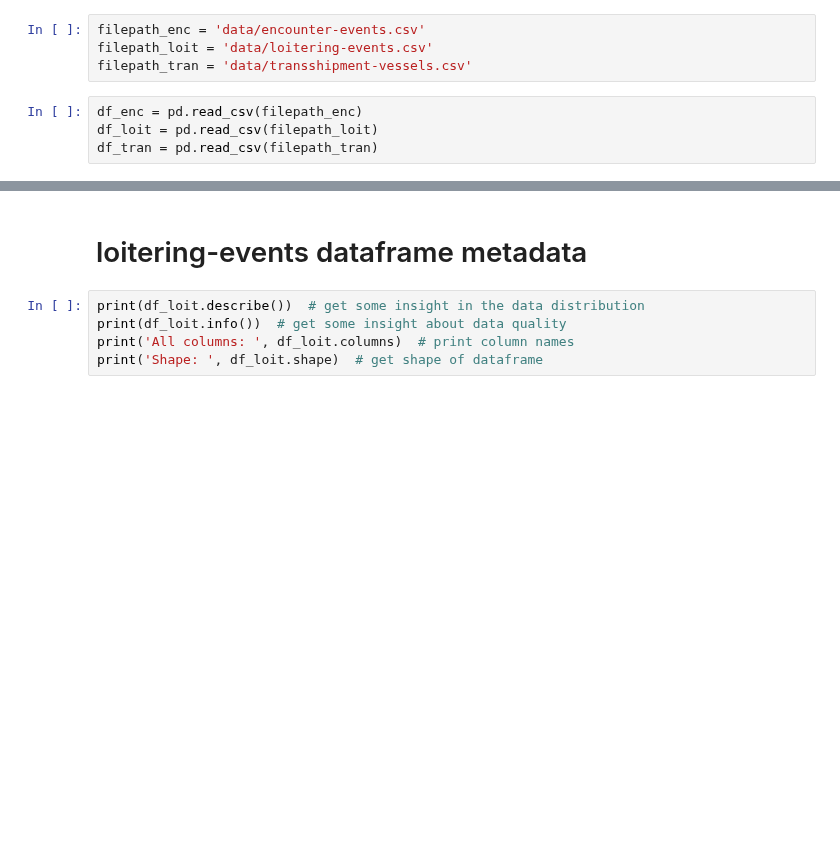
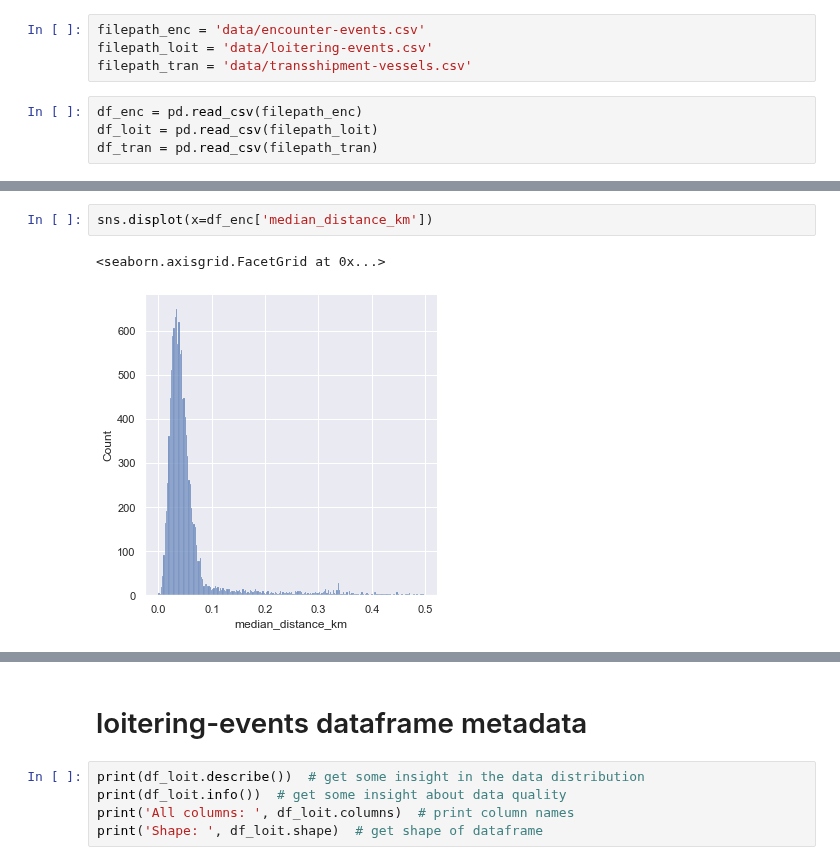
Before and after one commit to neuhart/Doing_DataScience_SS22, a Jupyter notebook: EDA.ipynb, the cells around one changed output, grey strips where cells are left out. Drawn from its saved outputs; the diff is of its cells as text; blank space fills up the shorter version.

```diff
--- a/EDA.ipynb
+++ b/EDA.ipynb
@@ -21,0 +117,5 @@ print('Shape: ', df_enc.shape)  # get shape of dataframe
+# %%
+sns.displot(x=df_enc['median_distance_km'])
+# %% [output]
+<seaborn.axisgrid.FacetGrid at 0x...>
+[figure, added]
```
Also changed, not shown: parts of 23 cells of this notebook.
